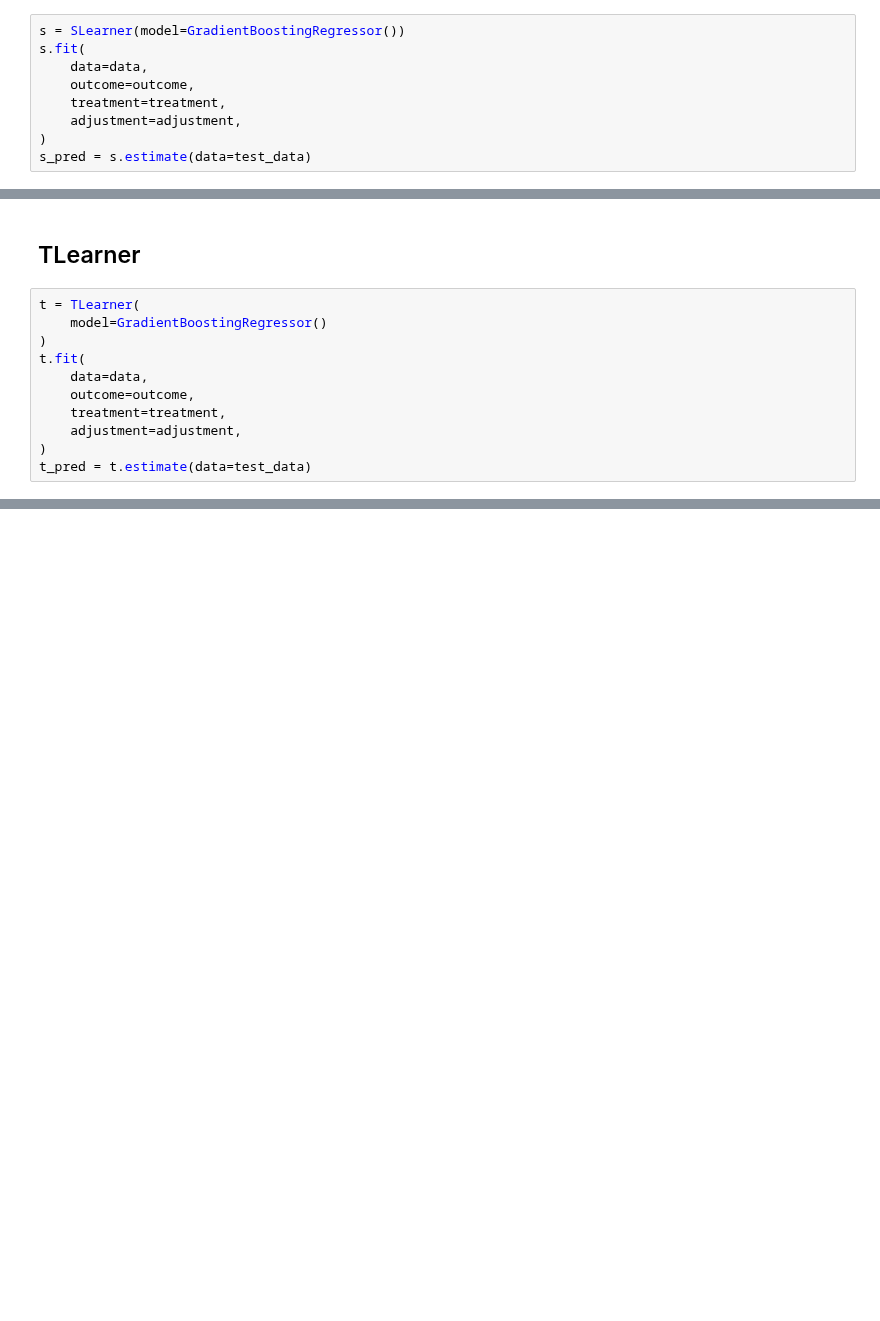
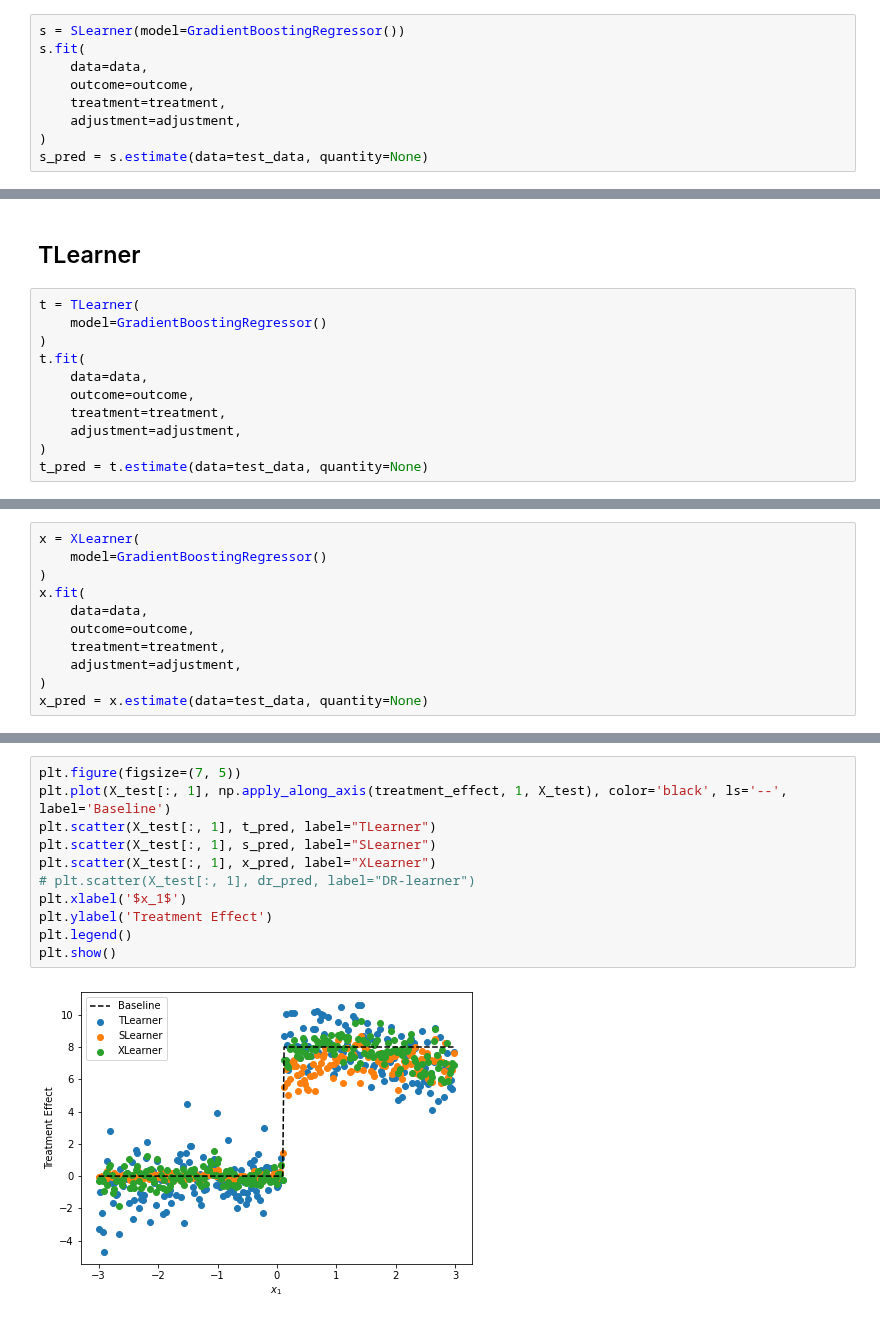
Before and after one commit to DataCanvasIO/YLearn, a Jupyter notebook: test_metalearner_new.ipynb, the cells around one changed output, grey strips where cells are left out. Saved outputs shown, nothing was run; the diff lists cells and outputs as text; blank space fills up the shorter version.

Commit message:
Add some new tests for metalearner

```diff
--- a/test_metalearner_new.ipynb
+++ b/test_metalearner_new.ipynb
@@ -80,4 +80,4 @@ s.fit(
     treatment=treatment,
     adjustment=adjustment,
 )
-s_pred = s.estimate(data=test_data)
+s_pred = s.estimate(data=test_data, quantity=None)
@@ -93,4 +103,4 @@ t.fit(
     treatment=treatment,
     adjustment=adjustment,
 )
-t_pred = t.estimate(data=test_data)
+t_pred = t.estimate(data=test_data, quantity=None)
@@ -100,0 +121,11 @@ x = XLearner(
+# %%
+x = XLearner(
+    model=GradientBoostingRegressor()
+)
+x.fit(
+    data=data,
+    outcome=outcome,
+    treatment=treatment,
+    adjustment=adjustment,
+)
+x_pred = x.estimate(data=test_data, quantity=None)
@@ -100,0 +150,13 @@ x = XLearner(
+# %%
+plt.figure(figsize=(7, 5))
+plt.plot(X_test[:, 1], np.apply_along_axis(treatment_effect, 1, X_test), color='black', ls='--', label='Baseline')
+plt.scatter(X_test[:, 1], t_pred, label="TLearner")
+plt.scatter(X_test[:, 1], s_pred, label="SLearner")
+plt.scatter(X_test[:, 1], x_pred, label="XLearner")
+# plt.scatter(X_test[:, 1], dr_pred, label="DR-learner")
+plt.xlabel('$x_1$')
+plt.ylabel('Treatment Effect')
+plt.legend()
+plt.show()
+# %% [output]
+[figure, added]
```
Also changed, not shown: parts of 11 cells of this notebook, 3 other files.
